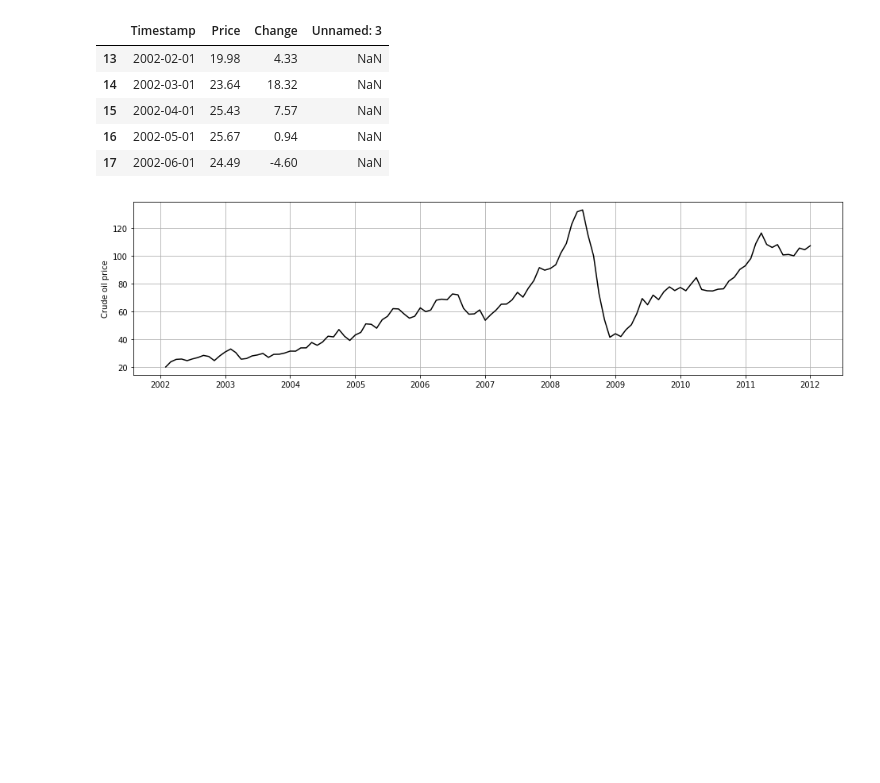
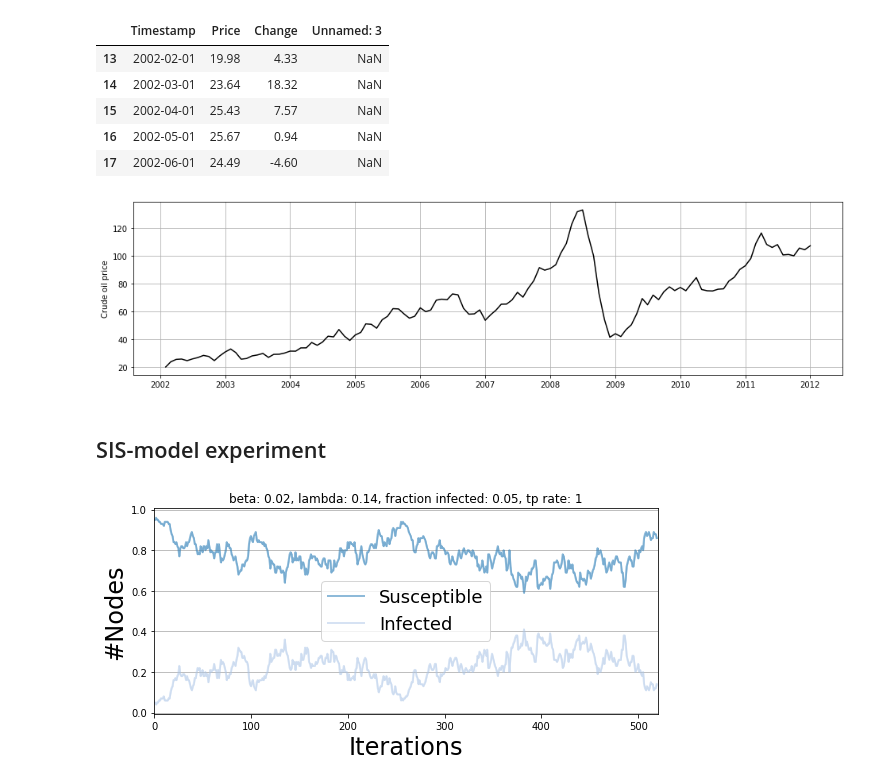
Before and after one commit to jounihuo/Violent-Topic-Diffusion, a Jupyter notebook: SNA_Violent_Topic_Diffusion.ipynb, the cells around one changed output. Drawn from its saved outputs; the diff is of its cells as text; code cells hidden in the pictures; blank space fills up the shorter version.

Commit message:
Updated plots

```diff
--- a/SNA_Violent_Topic_Diffusion.ipynb
+++ b/SNA_Violent_Topic_Diffusion.ipynb
@@ -909,3 +882,37 @@ plt.grid()
 plt.show()
 # %% [output]
 [figure]
+# %% [markdown]
+## SIS-model experiment
+# %%
+import networkx as nx
+import ndlib.models.ModelConfig as mc
+import ndlib.models.epidemics as ep
+from ndlib.viz.mpl.DiffusionTrend import DiffusionTrend
+
+
+# Network topology
+gh = nx.erdos_renyi_graph(100, 0.1)
+
+# Model selection
+model = ep.SISModel(gh)
+
+# Model Configuration
+cfg = mc.Configuration()
+cfg.add_model_parameter('beta',0.02)
+cfg.add_model_parameter('lambda',0.14)
+cfg.add_model_parameter("fraction_infected", 0.05)
+model.set_initial_status(cfg)
+
+# Simulation execution
+iterations = model.iteration_bunch(520)
+trends = model.build_trends(iterations)
+
+# Visualization
+plt.figure(figsize=(8,4))
+viz = DiffusionTrend(model, trends)
+viz.plot()
+plt.savefig("sna_sis.png")
+plt.show()
+# %% [output]
+[figure, added]
```
Also changed, not shown: parts of 1 cell of this notebook.
